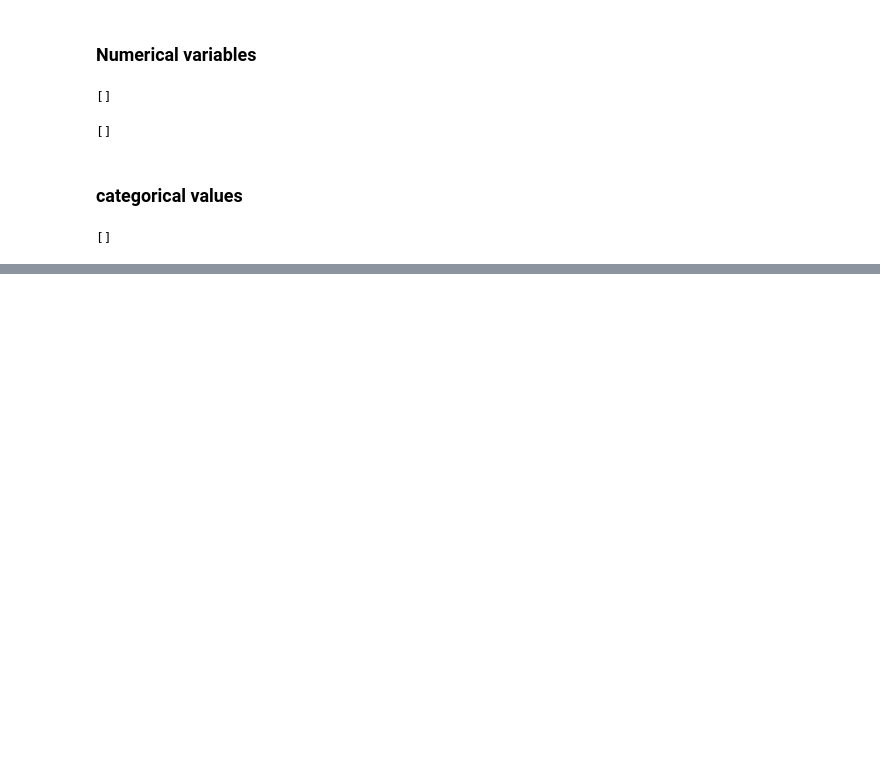
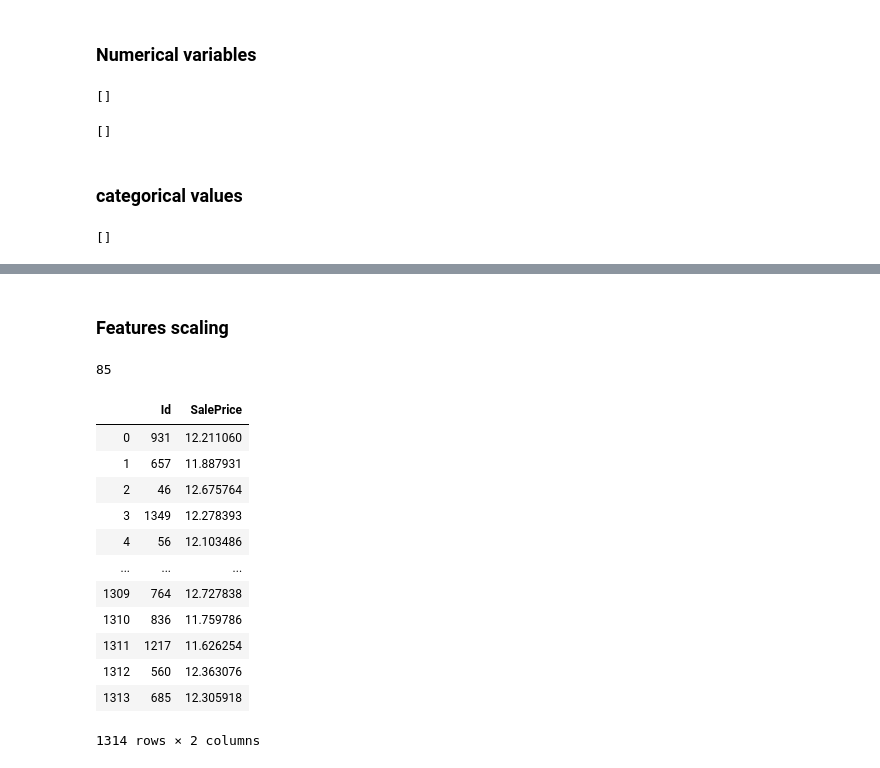
Before and after one commit to Joseorina/deploy_ml_models, a Jupyter notebook: jupyter_notebooks/feature_engineering.ipynb, the cells around one changed output, grey strips where cells are left out. Saved outputs shown, nothing was run; the diff lists cells and outputs as text; code cells hidden in the pictures; blank space fills up the shorter version.

```diff
--- a/jupyter_notebooks/feature_engineering.ipynb
+++ b/jupyter_notebooks/feature_engineering.ipynb
@@ -223,0 +238,23 @@ for var in cat_vars:
+# %% [markdown]
+### Features scaling
+# %%
+train_vars = [var for var in X_train.columns if var not in ['Id', 'SalePrice']]
+len(train_vars)
+# %% [output]
+85
+# %%
+X_train[['Id', 'SalePrice']].reset_index(drop=True)
+# %% [output]
+|  | Id | SalePrice |
+| 0 | 931 | 12.211060 |
+| 1 | 657 | 11.887931 |
+| 2 | 46 | 12.675764 |
+| 3 | 1349 | 12.278393 |
+| 4 | 56 | 12.103486 |
+| ... | ... | ... |
+| 1309 | 764 | 12.727838 |
+| 1310 | 836 | 11.759786 |
+| 1311 | 1217 | 11.626254 |
+| 1312 | 560 | 12.363076 |
+| 1313 | 685 | 12.305918 |
+1314 rows × 2 columns
```
Also changed, not shown: parts of 5 cells of this notebook, 2 other files.
